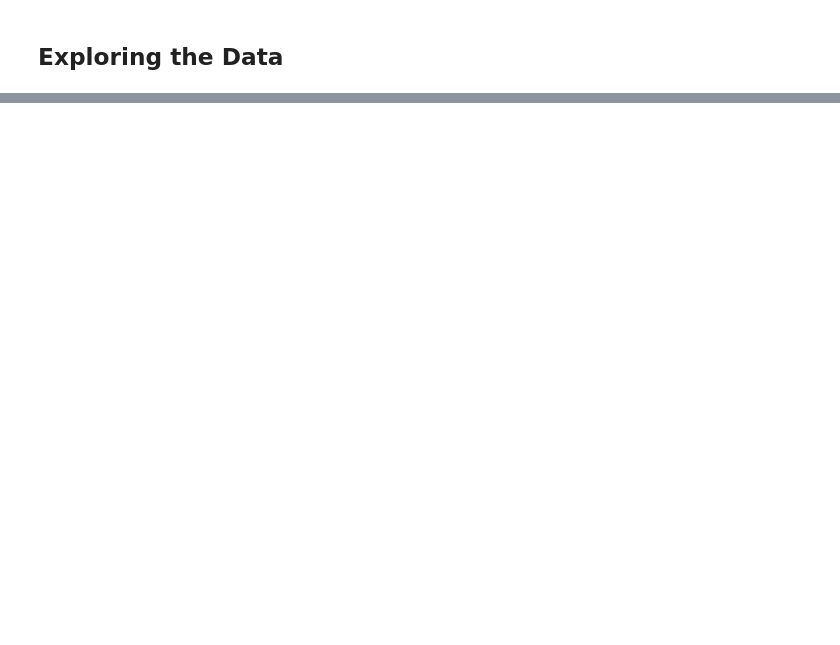
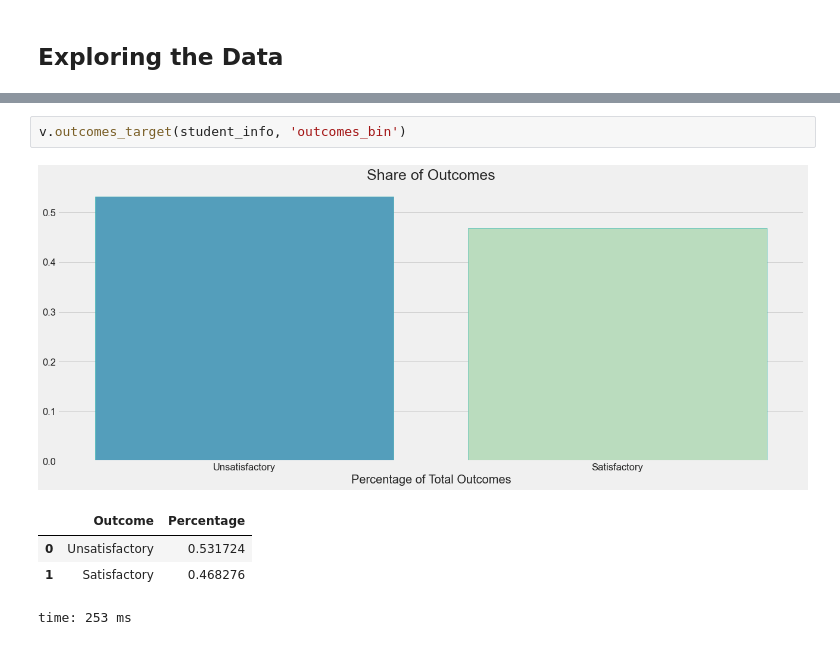
Before and after one commit to jeffreyhwatson/online_outcomes, a Jupyter notebook: notebooks/report/report.ipynb, the cells around one changed output, grey strips where cells are left out. Drawn from its saved outputs; the diff is of its cells as text; blank space fills up the shorter version.

```diff
--- a/notebooks/report/report.ipynb
+++ b/notebooks/report/report.ipynb
@@ -55,0 +190,8 @@ time: 532 µs
+# %%
+v.outcomes_target(student_info, 'outcomes_bin')
+# %% [output]
+[figure, added]
+|  | Outcome | Percentage |
+| 0 | Unsatisfactory | 0.531724 |
+| 1 | Satisfactory | 0.468276 |
+time: 253 ms
```
Also changed, not shown: parts of 124 cells of this notebook, 14 other files.
